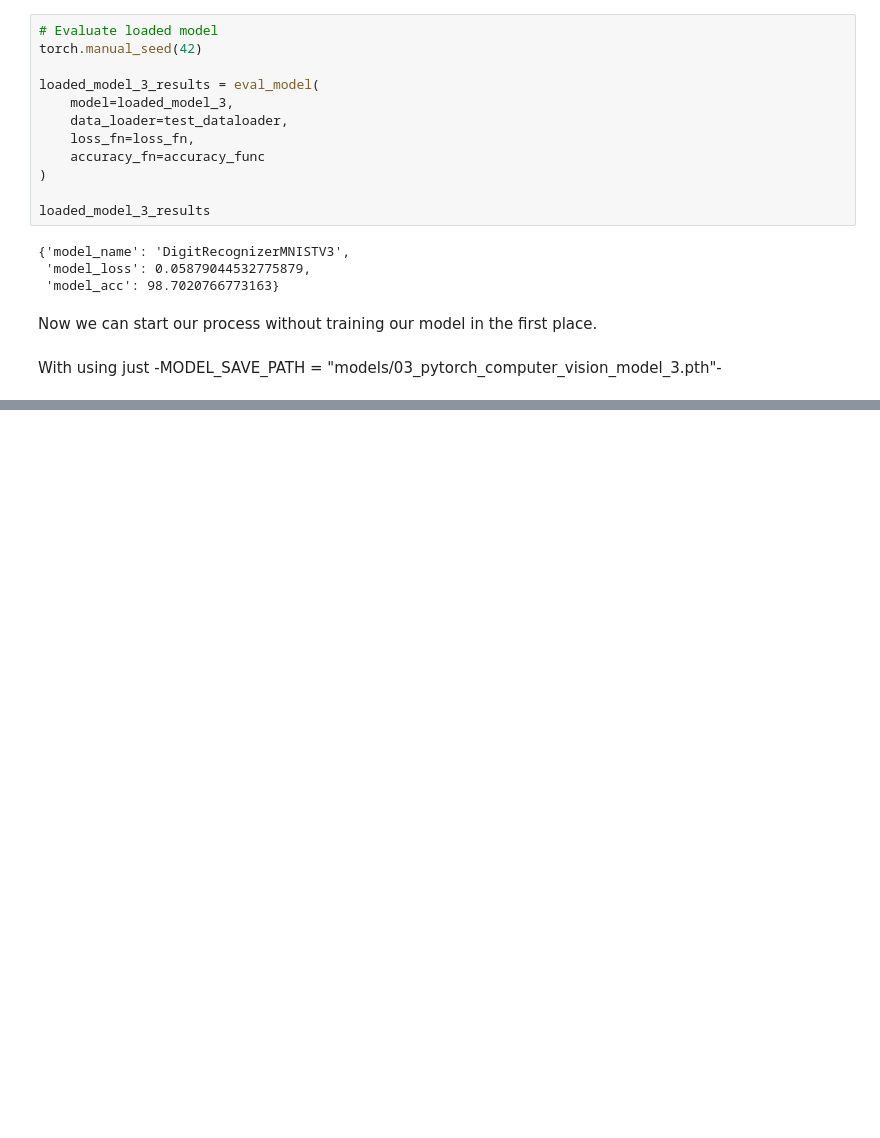
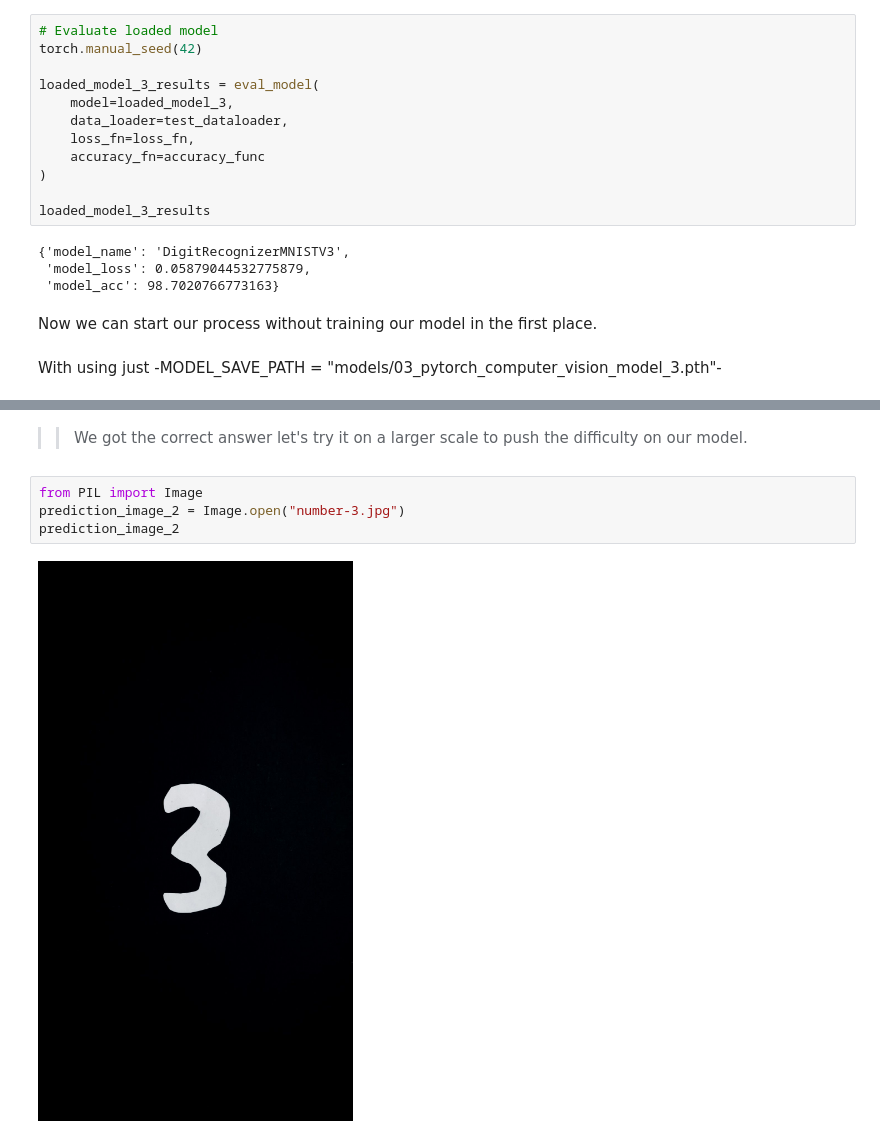
Before and after one commit to haldonmez/mnist-digit-recognizer, a Jupyter notebook: Model_3.ipynb, the cells around one changed output, grey strips where cells are left out. Cells and saved outputs as stored; diff of their text form; blank space fills up the shorter version.

```diff
--- a/Model_3.ipynb
+++ b/Model_3.ipynb
@@ -486,3 +508,11 @@ _, predicted_class = torch.max(output, 1)
 print('Predicted class:', predicted_class.item())
 # %% [output]
 Predicted class: 8
+# %% [markdown]
+>> We got the correct answer let's try it on a larger scale to push the difficulty on our model.
+# %%
+from PIL import Image
+prediction_image_2 = Image.open("number-3.jpg")
+prediction_image_2
+# %% [output]
+[figure, added]
```
Also changed, not shown: parts of 18 cells of this notebook.
